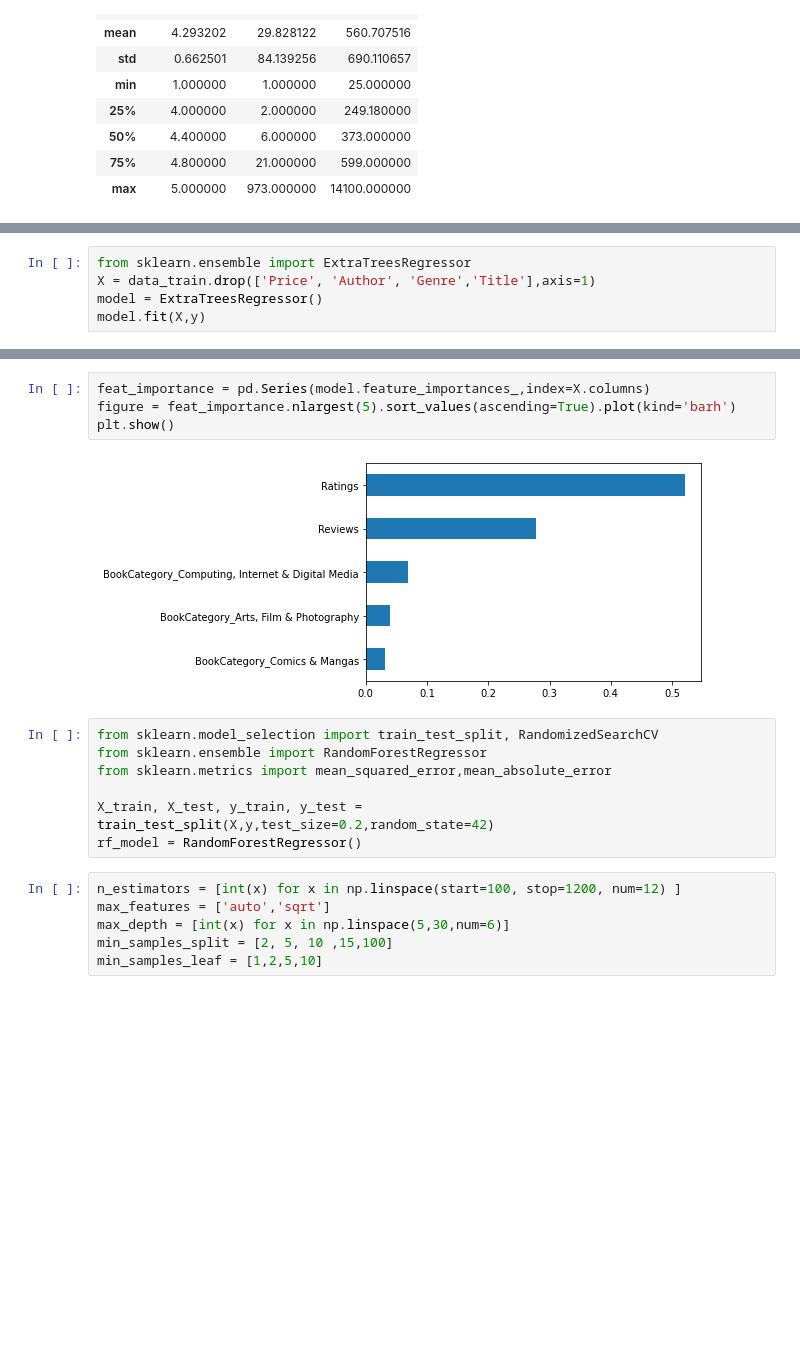
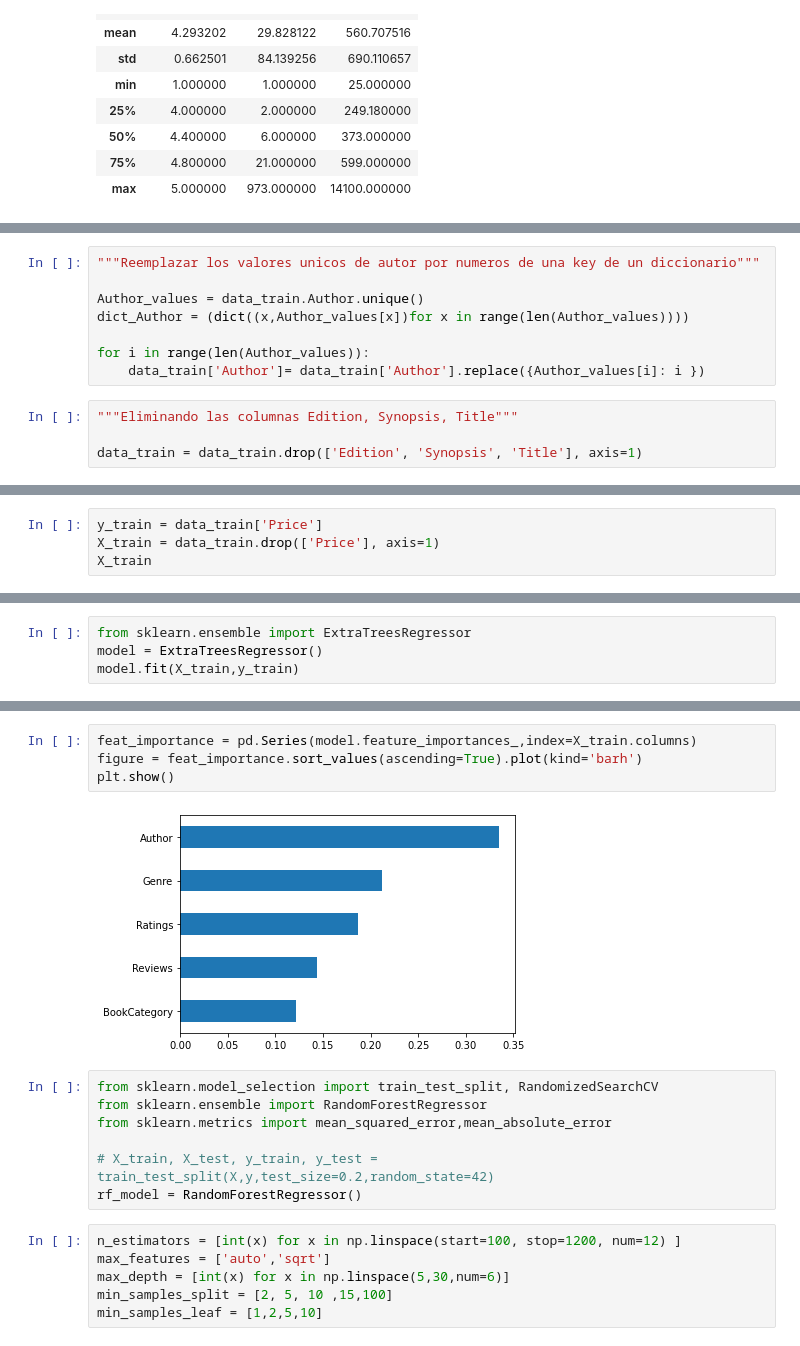
Before and after one commit to codelock54/Book_Price, a Jupyter notebook: BookPrice Model .ipynb, the cells around one changed output, grey strips where cells are left out. Saved outputs shown, nothing was run; the diff lists cells and outputs as text; blank space fills up the shorter version.

Commit message:
Limpiando data_train

```diff
--- a/BookPrice Model .ipynb
+++ b/BookPrice Model .ipynb
@@ -105,0 +91,12 @@ plt.show()
+# %%
+"""Reemplazar los valores unicos de autor por numeros de una key de un diccionario"""
+
+Author_values = data_train.Author.unique()
+dict_Author = (dict((x,Author_values[x])for x in range(len(Author_values))))
+
+for i in range(len(Author_values)):
+    data_train['Author']= data_train['Author'].replace({Author_values[i]: i })
+# %%
+"""Eliminando las columnas Edition, Synopsis, Title"""
+
+data_train = data_train.drop(['Edition', 'Synopsis', 'Title'], axis=1)
@@ -105,0 +115,4 @@ plt.show()
+# %%
+y_train = data_train['Price']
+X_train = data_train.drop(['Price'], axis=1)
+X_train
@@ -106,6 +133,5 @@ plt.show()
 # %%
 from sklearn.ensemble import ExtraTreesRegressor
-X = data_train.drop(['Price', 'Author', 'Genre','Title'],axis=1)
 model = ExtraTreesRegressor()
-model.fit(X,y)
+model.fit(X_train,y_train)
 # %% [output]
@@ -119,15 +143,15 @@ array([0.27713792, 0.52050978, 0.00160044, 0.03995739, 0.00115361,
 # %%
-feat_importance = pd.Series(model.feature_importances_,index=X.columns)
-figure = feat_importance.nlargest(5).sort_values(ascending=True).plot(kind='barh')
+feat_importance = pd.Series(model.feature_importances_,index=X_train.columns)
+figure = feat_importance.sort_values(ascending=True).plot(kind='barh')
 plt.show()
 # %% [output]
-[figure, old version]
+[figure, new version]
 # %%
 from sklearn.model_selection import train_test_split, RandomizedSearchCV
 from sklearn.ensemble import RandomForestRegressor
 from sklearn.metrics import mean_squared_error,mean_absolute_error
 
-X_train, X_test, y_train, y_test = train_test_split(X,y,test_size=0.2,random_state=42)
+# X_train, X_test, y_train, y_test = train_test_split(X,y,test_size=0.2,random_state=42)
 rf_model = RandomForestRegressor()
 # %%
 n_estimators = [int(x) for x in np.linspace(start=100, stop=1200, num=12) ]
```
Also changed, not shown: parts of 21 cells of this notebook, 1 other file.
